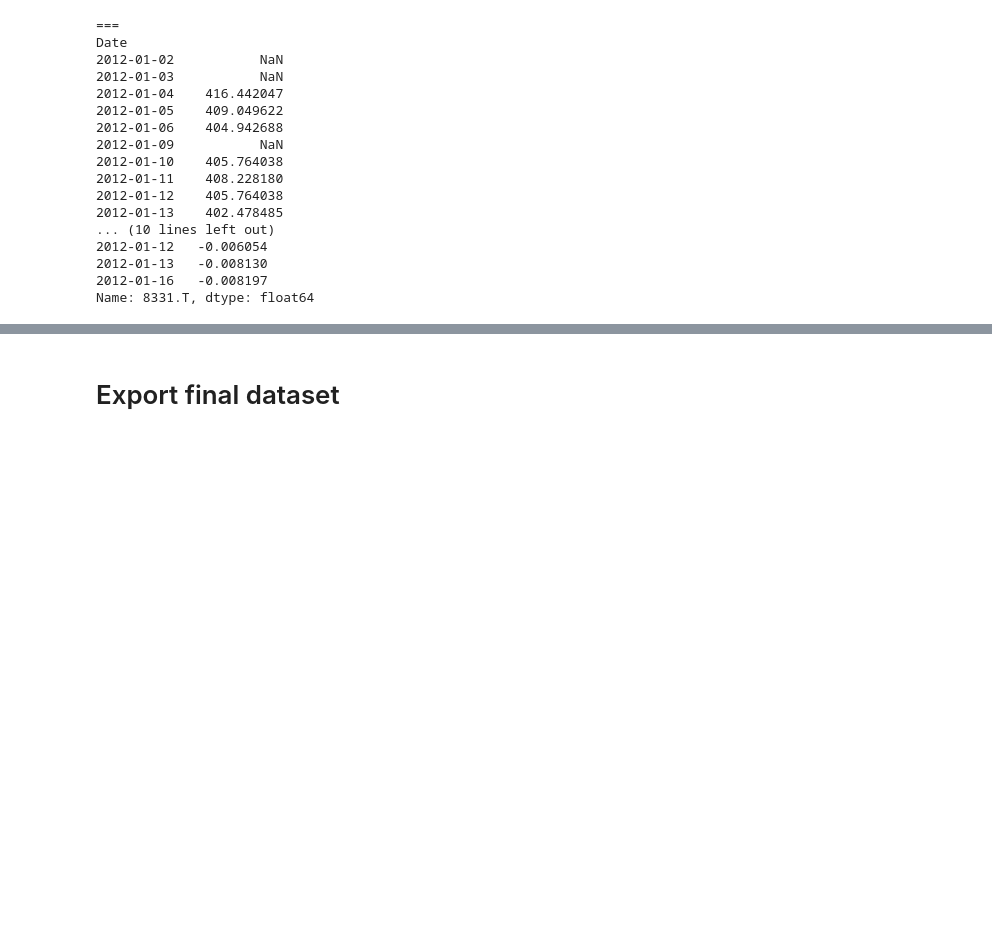
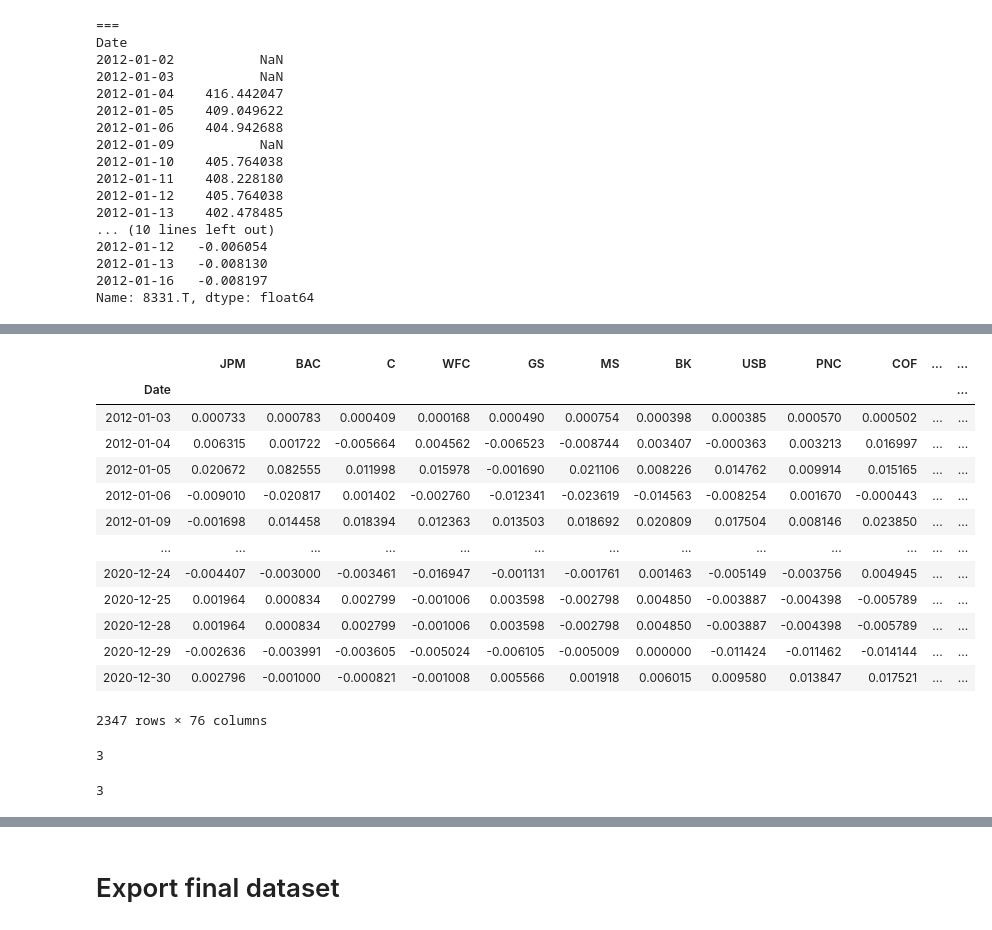
Before and after one commit to paparon96/FinancialNetworks, a Jupyter notebook: Large_network_data_cleaning.ipynb, the cells around one changed output, grey strips where cells are left out. Drawn from its saved outputs; the diff is of its cells as text; code cells hidden in the pictures; blank space fills up the shorter version.

```diff
--- a/Large_network_data_cleaning.ipynb
+++ b/Large_network_data_cleaning.ipynb
@@ -329,3 +362,28 @@ for i in range(0,d):
 
             else:
                 j += 1
+# %%
+display(df)
+# %% [output]
+|  | JPM | BAC | C | WFC | GS | MS | BK | USB | PNC | COF | ... | ... |
+| Date |  |  |  |  |  |  |  |  |  |  |  | ... |
+| 2012-01-03 | 0.000733 | 0.000783 | 0.000409 | 0.000168 | 0.000490 | 0.000754 | 0.000398 | 0.000385 | 0.000570 | 0.000502 | ... | ... |
+| 2012-01-04 | 0.006315 | 0.001722 | -0.005664 | 0.004562 | -0.006523 | -0.008744 | 0.003407 | -0.000363 | 0.003213 | 0.016997 | ... | ... |
+| 2012-01-05 | 0.020672 | 0.082555 | 0.011998 | 0.015978 | -0.001690 | 0.021106 | 0.008226 | 0.014762 | 0.009914 | 0.015165 | ... | ... |
+| 2012-01-06 | -0.009010 | -0.020817 | 0.001402 | -0.002760 | -0.012341 | -0.023619 | -0.014563 | -0.008254 | 0.001670 | -0.000443 | ... | ... |
+| 2012-01-09 | -0.001698 | 0.014458 | 0.018394 | 0.012363 | 0.013503 | 0.018692 | 0.020809 | 0.017504 | 0.008146 | 0.023850 | ... | ... |
+| ... | ... | ... | ... | ... | ... | ... | ... | ... | ... | ... | ... | ... |
+| 2020-12-24 | -0.004407 | -0.003000 | -0.003461 | -0.016947 | -0.001131 | -0.001761 | 0.001463 | -0.005149 | -0.003756 | 0.004945 | ... | ... |
+| 2020-12-25 | 0.001964 | 0.000834 | 0.002799 | -0.001006 | 0.003598 | -0.002798 | 0.004850 | -0.003887 | -0.004398 | -0.005789 | ... | ... |
+| 2020-12-28 | 0.001964 | 0.000834 | 0.002799 | -0.001006 | 0.003598 | -0.002798 | 0.004850 | -0.003887 | -0.004398 | -0.005789 | ... | ... |
+| 2020-12-29 | -0.002636 | -0.003991 | -0.003605 | -0.005024 | -0.006105 | -0.005009 | 0.000000 | -0.011424 | -0.011462 | -0.014144 | ... | ... |
+| 2020-12-30 | 0.002796 | -0.001000 | -0.000821 | -0.001008 | 0.005566 | 0.001918 | 0.006015 | 0.009580 | 0.013847 | 0.017521 | ... | ... |
+2347 rows × 76 columns
+# %%
+sum(df.iloc[0:n,:].isna().sum())
+# %% [output]
+3
+# %%
+df.iloc[-1,:].isna().sum()
+# %% [output]
+3
```
Also changed, not shown: parts of 17 cells of this notebook, 48 other files.
